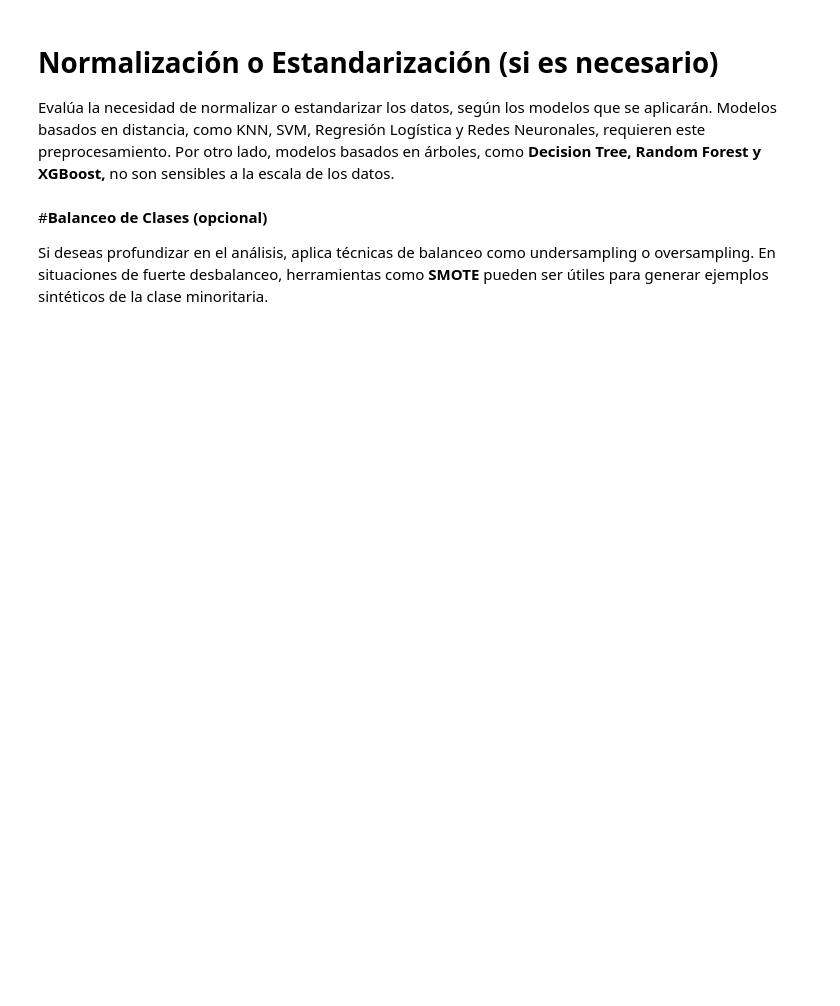
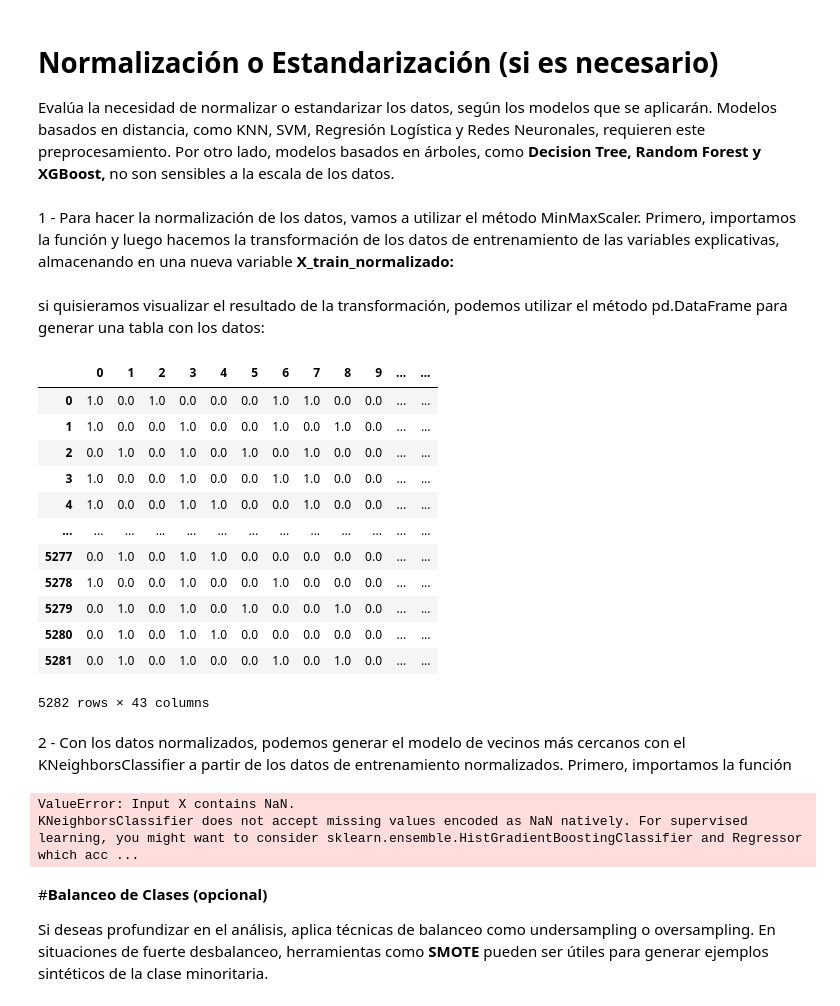
Before and after one commit to Ivan8Garcia/challenge-data-science, a Jupyter notebook: TelecomX_Parte2.ipynb, the cells around one changed output. Drawn from its saved outputs; the diff is of its cells as text; code cells hidden in the pictures; blank space fills up the shorter version.

```diff
--- a/TelecomX_Parte2.ipynb
+++ b/TelecomX_Parte2.ipynb
@@ -226,0 +231,25 @@ Evalúa la necesidad de normalizar o estandarizar los datos, según los modelos
+# %% [markdown]
+1 - Para hacer la normalización de los datos, vamos a utilizar el método MinMaxScaler. Primero, importamos la función y luego hacemos la transformación de los datos de entrenamiento de las variables explicativas, almacenando en una nueva variable **X_train_normalizado:**
+# %%
+normalizacion = MinMaxScaler()
+X_train_normalizado = normalizacion.fit_transform(X_train)
+# %% [markdown]
+si quisieramos visualizar el resultado de la transformación, podemos utilizar el método pd.DataFrame para generar una tabla con los datos:
+# %%
+pd.DataFrame(X_train_normalizado)
+# %% [output]
+|  | 0 | 1 | 2 | 3 | 4 | 5 | 6 | 7 | 8 | 9 | ... | ... |
+| 0 | 1.0 | 0.0 | 1.0 | 0.0 | 0.0 | 0.0 | 1.0 | 1.0 | 0.0 | 0.0 | ... | ... |
+| 1 | 1.0 | 0.0 | 0.0 | 1.0 | 0.0 | 0.0 | 1.0 | 0.0 | 1.0 | 0.0 | ... | ... |
+| 2 | 0.0 | 1.0 | 0.0 | 1.0 | 0.0 | 1.0 | 0.0 | 1.0 | 0.0 | 0.0 | ... | ... |
+| 3 | 1.0 | 0.0 | 0.0 | 1.0 | 0.0 | 0.0 | 1.0 | 1.0 | 0.0 | 0.0 | ... | ... |
+| 4 | 1.0 | 0.0 | 0.0 | 1.0 | 1.0 | 0.0 | 0.0 | 1.0 | 0.0 | 0.0 | ... | ... |
+| ... | ... | ... | ... | ... | ... | ... | ... | ... | ... | ... | ... | ... |
+| 5277 | 0.0 | 1.0 | 0.0 | 1.0 | 1.0 | 0.0 | 0.0 | 0.0 | 0.0 | 0.0 | ... | ... |
+| 5278 | 1.0 | 0.0 | 0.0 | 1.0 | 0.0 | 0.0 | 1.0 | 0.0 | 0.0 | 0.0 | ... | ... |
+| 5279 | 0.0 | 1.0 | 0.0 | 1.0 | 0.0 | 1.0 | 0.0 | 0.0 | 1.0 | 0.0 | ... | ... |
+| 5280 | 0.0 | 1.0 | 0.0 | 1.0 | 1.0 | 0.0 | 0.0 | 0.0 | 0.0 | 0.0 | ... | ... |
+| 5281 | 0.0 | 1.0 | 0.0 | 1.0 | 0.0 | 0.0 | 1.0 | 0.0 | 1.0 | 0.0 | ... | ... |
+5282 rows × 43 columns
+# %% [markdown]
+2 - Con los datos normalizados, podemos generar el modelo de vecinos más cercanos con el KNeighborsClassifier a partir de los datos de entrenamiento normalizados. Primero, importamos la función
@@ -227,3 +258,13 @@ Evalúa la necesidad de normalizar o estandarizar los datos, según los modelos
+# %%
+knn = KNeighborsClassifier()
+knn.fit(X_train_normalizado, y_train)
+
+X_test_normalizado = normalizacion.transform(X_test)
+
+knn.score(X_test_normalizado, y_test)
+# %% [output]
+ValueError: Input X contains NaN.
+KNeighborsClassifier does not accept missing values encoded as NaN natively. For supervised learning, you might want to consider sklearn.ensemble.HistGradientBoostingClassifier and Regressor which acc ...
 # %% [markdown]
 #**Balanceo de Clases (opcional)**
 
```
Also changed, not shown: parts of 3 cells of this notebook.
